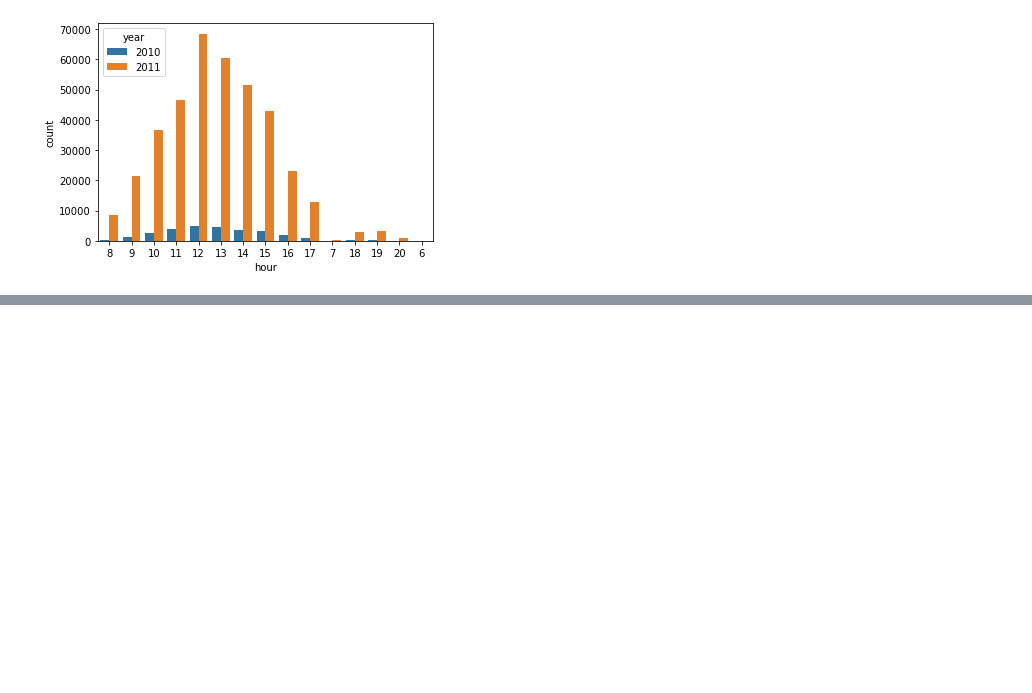
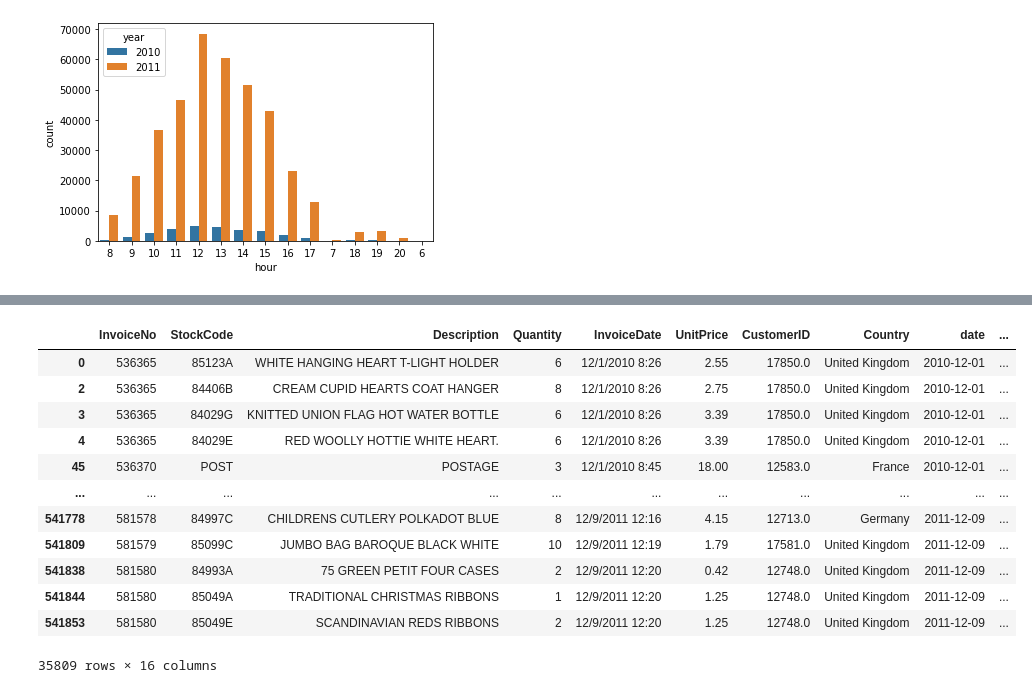
Before and after one commit to solyourock/growth, a Jupyter notebook: marketing.ipynb, the cells around one changed output, grey strips where cells are left out. Saved outputs shown, nothing was run; the diff lists cells and outputs as text; code cells hidden in the pictures; blank space fills up the shorter version.

```diff
--- a/marketing.ipynb
+++ b/marketing.ipynb
@@ -80,0 +209,17 @@ sns.countplot(x=data['hour'], hue=data['year'])
+# %%
+# 숫자 + 문자, 문자
+data[data['StockCode'].str.contains('[^0-9]', regex=True)]
+# %% [output]
+|  | InvoiceNo | StockCode | Description | Quantity | InvoiceDate | UnitPrice | CustomerID | Country | date | ... |
+| 0 | 536365 | 85123A | WHITE HANGING HEART T-LIGHT HOLDER | 6 | 12/1/2010 8:26 | 2.55 | 17850.0 | United Kingdom | 2010-12-01 | ... |
+| 2 | 536365 | 84406B | CREAM CUPID HEARTS COAT HANGER | 8 | 12/1/2010 8:26 | 2.75 | 17850.0 | United Kingdom | 2010-12-01 | ... |
+| 3 | 536365 | 84029G | KNITTED UNION FLAG HOT WATER BOTTLE | 6 | 12/1/2010 8:26 | 3.39 | 17850.0 | United Kingdom | 2010-12-01 | ... |
+| 4 | 536365 | 84029E | RED WOOLLY HOTTIE WHITE HEART. | 6 | 12/1/2010 8:26 | 3.39 | 17850.0 | United Kingdom | 2010-12-01 | ... |
+| 45 | 536370 | POST | POSTAGE | 3 | 12/1/2010 8:45 | 18.00 | 12583.0 | France | 2010-12-01 | ... |
+| ... | ... | ... | ... | ... | ... | ... | ... | ... | ... | ... |
+| 541778 | 581578 | 84997C | CHILDRENS CUTLERY POLKADOT BLUE | 8 | 12/9/2011 12:16 | 4.15 | 12713.0 | Germany | 2011-12-09 | ... |
+| 541809 | 581579 | 85099C | JUMBO BAG BAROQUE BLACK WHITE | 10 | 12/9/2011 12:19 | 1.79 | 17581.0 | United Kingdom | 2011-12-09 | ... |
+| 541838 | 581580 | 84993A | 75 GREEN PETIT FOUR CASES | 2 | 12/9/2011 12:20 | 0.42 | 12748.0 | United Kingdom | 2011-12-09 | ... |
+| 541844 | 581580 | 85049A | TRADITIONAL CHRISTMAS RIBBONS | 1 | 12/9/2011 12:20 | 1.25 | 12748.0 | United Kingdom | 2011-12-09 | ... |
+| 541853 | 581580 | 85049E | SCANDINAVIAN REDS RIBBONS | 2 | 12/9/2011 12:20 | 1.25 | 12748.0 | United Kingdom | 2011-12-09 | ... |
+35809 rows × 16 columns
```
Also changed, not shown: parts of 18 cells of this notebook.
